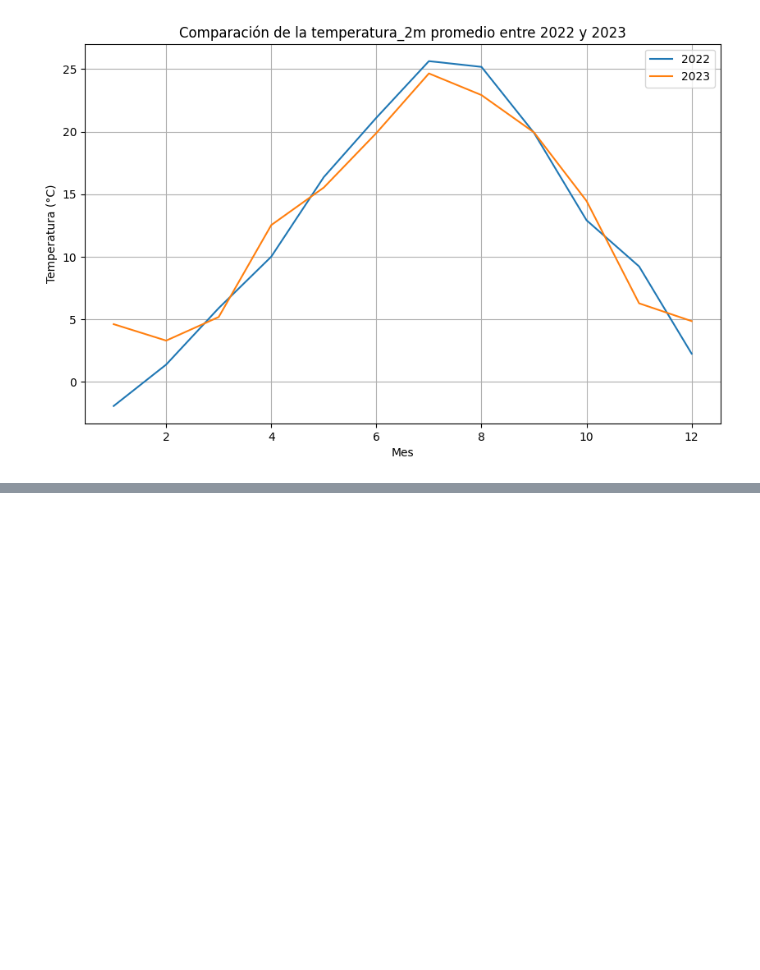
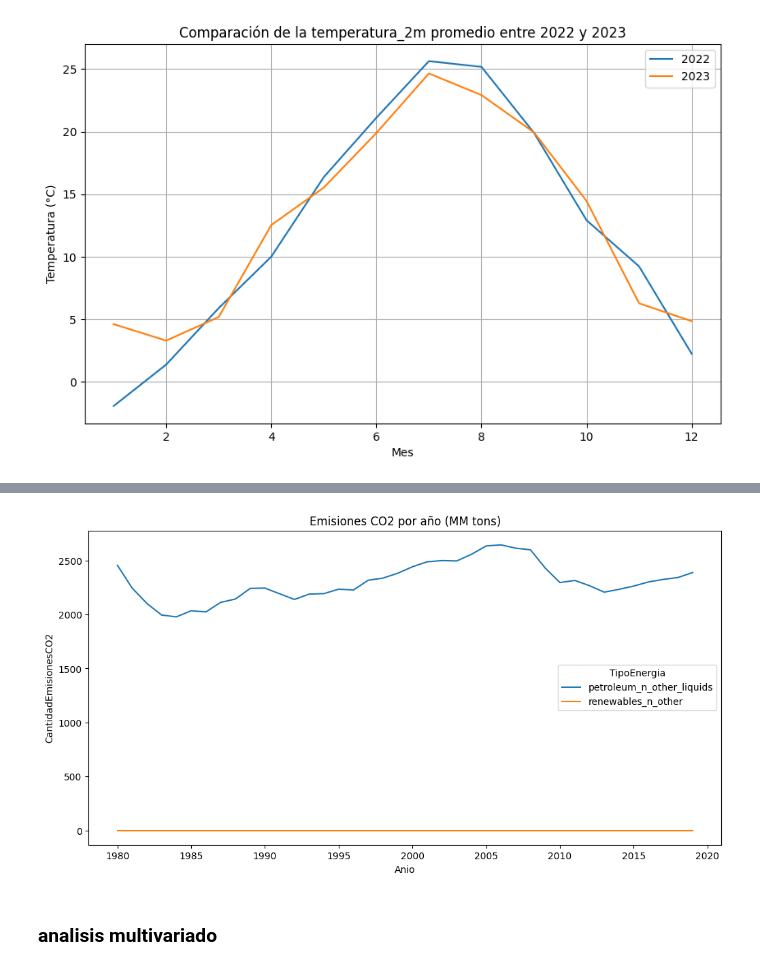
Before and after one commit to clblommberg/MVP_ML_TransporteNY, a Jupyter notebook: notebooks/02_EDA/02 EDA de procesados.ipynb, the cells around one changed output, grey strips where cells are left out. Cells and saved outputs as stored; diff of their text form; code cells hidden in the pictures; blank space fills up the shorter version.

```diff
--- a/notebooks/02_EDA/02 EDA de procesados.ipynb
+++ b/notebooks/02_EDA/02 EDA de procesados.ipynb
@@ -779,0 +979,9 @@ plt.show()
+# %%
+# Emisiones de CO2 por tipo de energía (MM tons)
+plt.figure(figsize=(12,6))
+sns.lineplot(data= emisiones_usa,x='Anio', y='CantidadEmisionesCO2', hue='TipoEnergia').set_title('Emisiones CO2 por año (MM tons)')
+plt.show()
+# %% [output]
+[figure, added]
+# %% [markdown]
+### analisis multivariado
```
Also changed, not shown: parts of 24 cells of this notebook.
